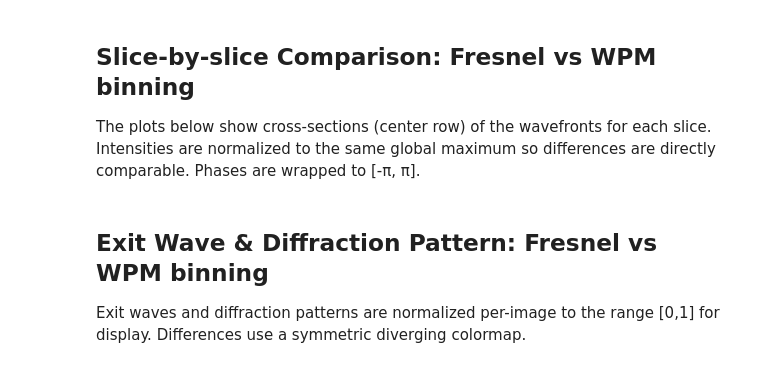
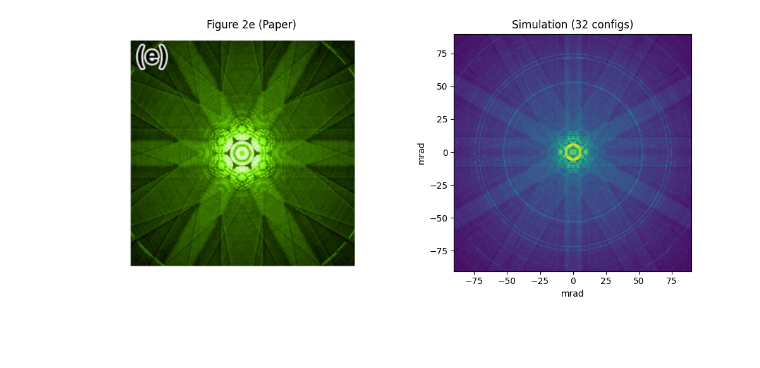
Before and after one commit to DavidLanders95/WideAnglePropagation, a Jupyter notebook: wpm/thick_silicon.ipynb, the cells around one changed output. Drawn from its saved outputs; the diff is of its cells as text; code cells hidden in the pictures; blank space fills up the shorter version.

```diff
--- a/wpm/thick_silicon.ipynb
+++ b/wpm/thick_silicon.ipynb
@@ -108,32 +75,26 @@ det = abtem.PixelatedDetector(max_angle=det_max_angle_mrad)
 import numpy as np
 import matplotlib.pyplot as plt
 
-
-
 def to_intensity(meas, gamma=0.15):
-    """Return 2D float intensity array and angular extent in mrad."""
+    """Convert measurement to intensity with power-law normalization."""
     if getattr(meas, "is_lazy", False):
         meas = meas.compute()
 
-    arr = meas.array  # abTEM measurements expose raw data via .array
+    arr = meas.array
     if getattr(meas, "is_complex", False):
         I = np.abs(arr) ** 2
     else:
         I = np.asarray(arr)
 
-    # Normalize + power-law like the paper
     I = I / (I.max() + 1e-30)
     I = I ** gamma
 
-    # Scattering angle coordinates in mrad (works for DiffractionPatterns)
     if hasattr(meas, "angular_coordinates"):
-        ax_mrad, ay_mrad = meas.angular_coordinates  # (x, y)
+        ax_mrad, ay_mrad = meas.angular_coordinates
         extent = [ax_mrad.min(), ax_mrad.max(), ay_mrad.min(), ay_mrad.max()]
     else:
         extent = None
 
-    # abTEM arrays often use (x,y) axis order; matplotlib expects (y,x) image.
-    # Transpose for correct orientation when using imshow.
     return I.T, extent
 # %%
 num_frozen_configs = 32
@@ -180,3 +104,0 @@ plt.imshow(np.angle(exit_wave_fresnel) ** 2, origin='lower')
-# %% [markdown]
-## Slice-by-slice Comparison: Fresnel vs WPM binning
-The plots below show cross-sections (center row) of the wavefronts for each slice. Intensities are normalized to the same global maximum so differences are directly comparable. Phases are wrapped to [-π, π].
@@ -257,3 +104,0 @@ plt.tight_layout()
-# %% [markdown]
-## Exit Wave & Diffraction Pattern: Fresnel vs WPM binning
-Exit waves and diffraction patterns are normalized per-image to the range [0,1] for display. Differences use a symmetric diverging colormap.
@@ -389,0 +105,25 @@ except Exception as e:
+# %%
+I_power_law, extent = to_intensity(dp, gamma=0.15)
+
+fig, (ax1, ax2) = plt.subplots(1, 2, figsize=(10, 4.5), constrained_layout=True)
+
+# Left: Reference Figure 2e from paper
+ref_path = "figure2e.png"
+if os.path.exists(ref_path):
+    img = Image.open(ref_path)
+    ax1.imshow(img)
+    ax1.axis('off')
+    ax1.set_title("Figure 2e (Paper)")
+else:
+    ax1.text(0.5, 0.5, 'Reference image\nnot found', ha='center', va='center', transform=ax1.transAxes)
+    ax1.set_title("Figure 2e (Paper)")
+
+# Right: Simulation result
+ax2.imshow(I_power_law, extent=extent, origin="lower", aspect="equal")
+ax2.set_xlabel("mrad")
+ax2.set_ylabel("mrad")
+ax2.set_title(f"Simulation ({num_frozen_configs} configs)")
+
+plt.show()
+# %% [output]
+[figure, added]
```
Also changed, not shown: parts of 8 cells of this notebook, 3 other files.
